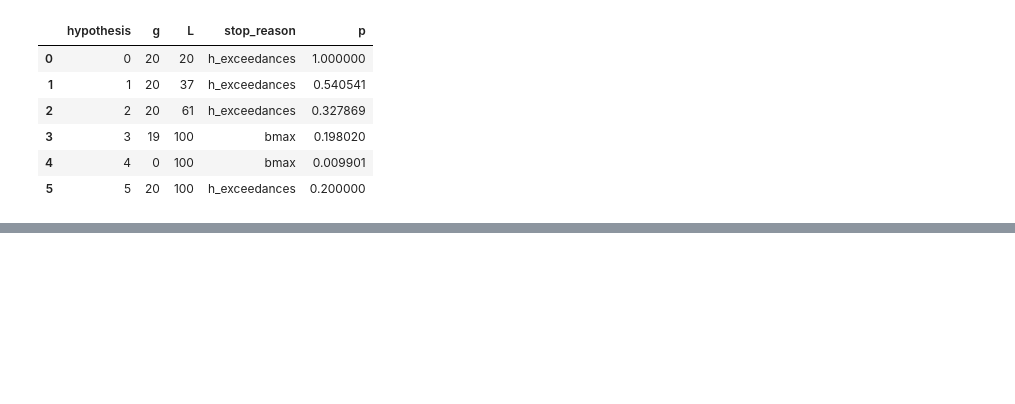
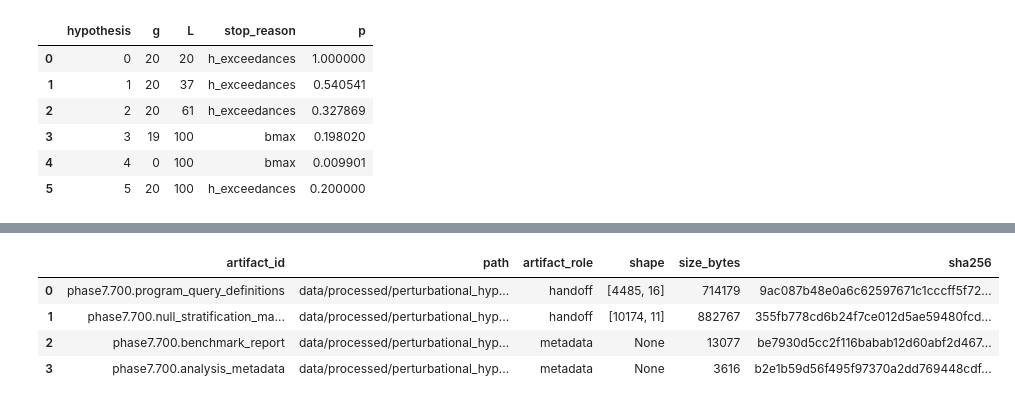
Before and after one commit to paulairazoqui/pancancer-epigenetics, a Jupyter notebook: notebooks/phase7_perturbational_hypotheses/700_program_signature_construction.ipynb, the cells around one changed output, grey strips where cells are left out. Cells and saved outputs as stored; diff of their text form; code cells hidden in the pictures; blank space fills up the shorter version.

```diff
--- a/notebooks/phase7_perturbational_hypotheses/700_program_signature_construction.ipynb
+++ b/notebooks/phase7_perturbational_hypotheses/700_program_signature_construction.ipynb
@@ -9018,0 +9114,97 @@ Observed connectivity inspected: NO
+# %%
+# =============================================================================
+# Build Notebook 700 artifact identities
+# =============================================================================
+
+from pancancer_epigenetics.utils.file_checks import (
+    calculate_sha256,
+)
+
+artifact_identity_rows = []
+
+for artifact_id, spec in artifact_outputs.items():
+    artifact_path = spec["path"]
+    expected = spec["expected"]
+
+    if not artifact_path.is_file():
+        raise FileNotFoundError(
+            f"Notebook 700 output is missing: {artifact_path}"
+        )
+
+    if artifact_path.suffix == ".csv":
+        persisted = pd.read_csv(
+            artifact_path,
+            low_memory=False,
+        )
+
+        if persisted.shape != expected.shape:
+            raise RuntimeError(
+                f"Shape mismatch for {artifact_id}: "
+                f"{persisted.shape} != {expected.shape}"
+            )
+
+        if persisted.columns.tolist() != expected.columns.tolist():
+            raise RuntimeError(
+                f"Column mismatch for {artifact_id}."
+            )
+
+        shape = [
+            int(persisted.shape[0]),
+            int(persisted.shape[1]),
+        ]
+
+    elif artifact_path.suffix == ".json":
+        with artifact_path.open(
+            "r",
+            encoding="utf-8",
+        ) as handle:
+            persisted = json.load(handle)
+
+        if persisted != expected:
+            raise RuntimeError(
+                f"JSON content mismatch for {artifact_id}."
+            )
+
+        shape = None
+
+    else:
+        raise ValueError(
+            f"Unsupported Notebook 700 output format: "
+            f"{artifact_path.suffix}"
+        )
+
+    artifact_identity_rows.append(
+        {
+            "artifact_id": artifact_id,
+            "path": project_relative_path(
+                artifact_path
+            ),
+            "artifact_role": spec[
+                "artifact_role"
+            ],
+            "shape": shape,
+            "size_bytes": int(
+                artifact_path.stat().st_size
+            ),
+            "sha256": calculate_sha256(
+                artifact_path
+            ),
+        }
+    )
+
+artifact_identities = pd.DataFrame(
+    artifact_identity_rows
+)
+
+artifact_identity_index = (
+    artifact_identities
+    .set_index("artifact_id")
+)
+
+display(artifact_identities)
+# %% [output]
+|  | artifact_id | path | artifact_role | shape | size_bytes | sha256 |
+| 0 | phase7.700.program_query_definitions | data/processed/perturbational_hyp... | handoff | [4485, 16] | 714179 | 9ac087b48e0a6c62597671c1cccff5f72... |
+| 1 | phase7.700.null_stratification_ma... | data/processed/perturbational_hyp... | handoff | [10174, 11] | 882767 | 355fb778cd6b24f7ce012d5ae59480fcd... |
+| 2 | phase7.700.benchmark_report | data/processed/perturbational_hyp... | metadata | None | 13077 | be7930d5cc2f116babab12d60abf2d467... |
+| 3 | phase7.700.analysis_metadata | data/processed/perturbational_hyp... | metadata | None | 3616 | b2e1b59d56f495f97370a2dd769448cdf... |
```
Also changed, not shown: parts of 23 cells of this notebook, 3 other files.
